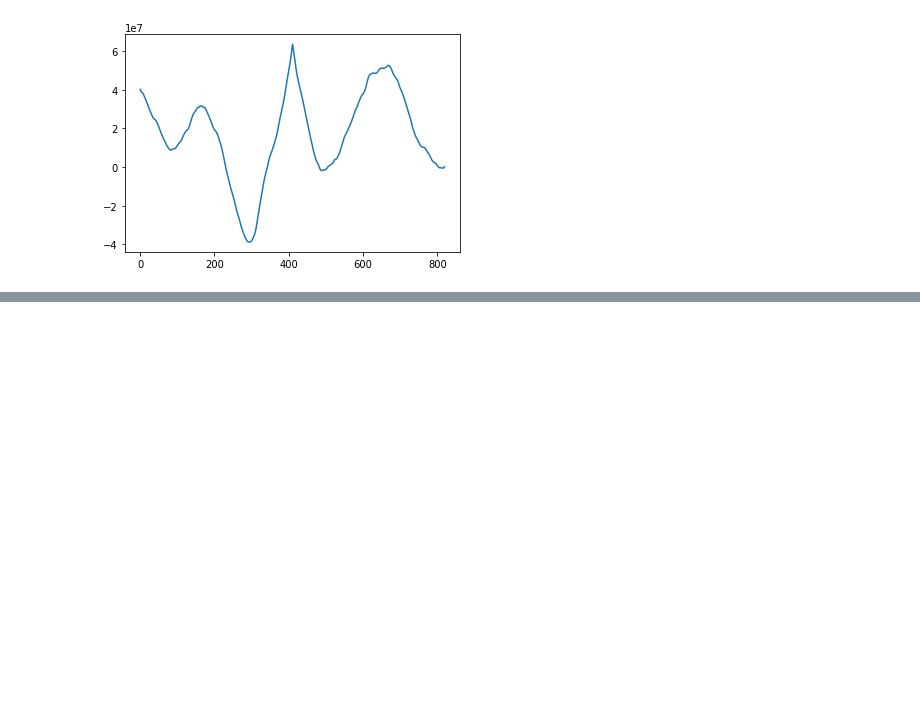
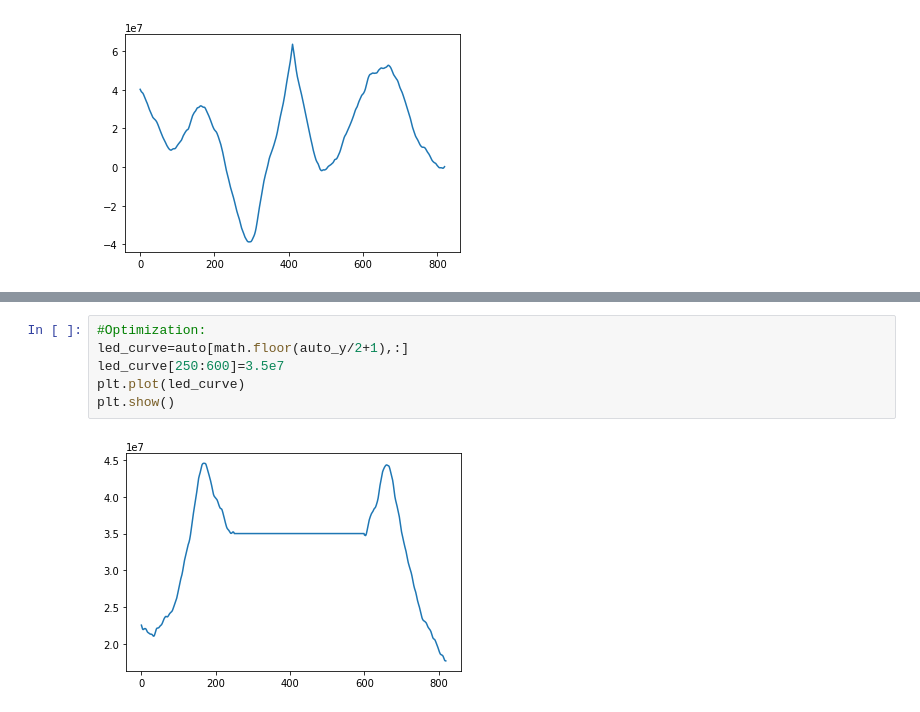
Before and after one commit to olivierleblanc/diffusercam, a Jupyter notebook: bernat/optimitzation02.ipynb, the cells around one changed output, grey strips where cells are left out. Drawn from its saved outputs; the diff is of its cells as text; blank space fills up the shorter version.

```diff
--- a/bernat/optimitzation02.ipynb
+++ b/bernat/optimitzation02.ipynb
@@ -274,0 +348,8 @@ d_right = 258.0
+# %%
+#Optimization:
+led_curve=auto[math.floor(auto_y/2+1),:]
+led_curve[250:600]=3.5e7
+plt.plot(led_curve)
+plt.show()
+# %% [output]
+[figure, added]
```
Also changed, not shown: parts of 9 cells of this notebook, 1 other file.
